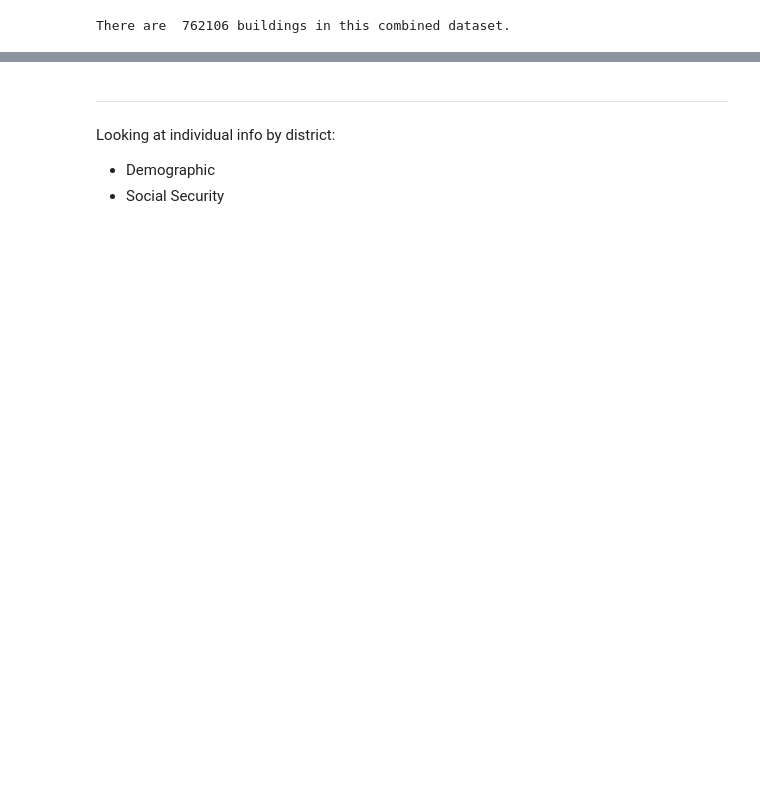
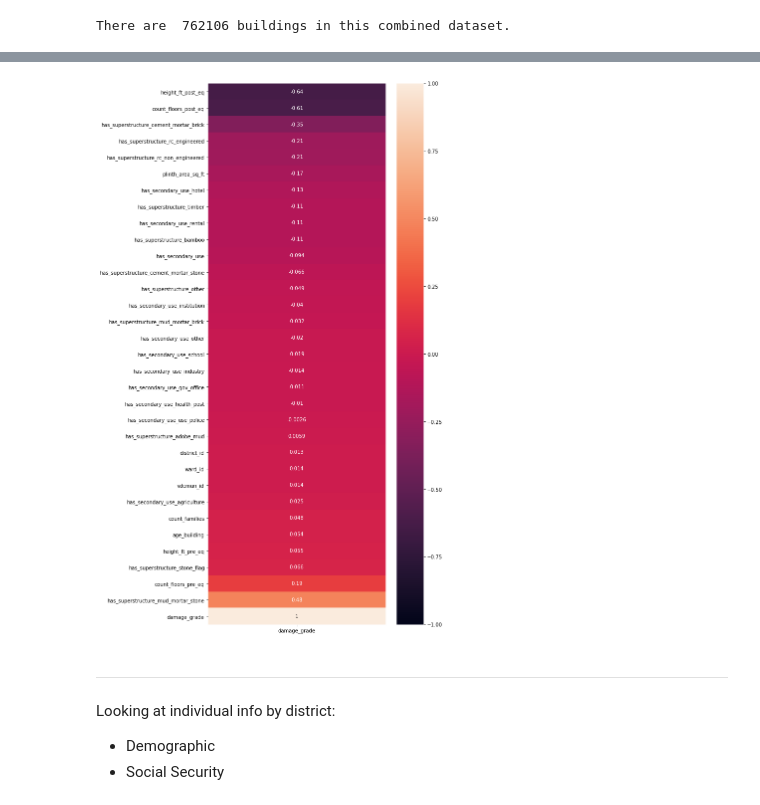
Before and after one commit to JesselyEnriquez/climateJustice, a Jupyter notebook: Code/Cleaning_N_EDA/earthquake_scrub.ipynb, the cells around one changed output, grey strips where cells are left out. Cells and saved outputs as stored; diff of their text form; code cells hidden in the pictures; blank space fills up the shorter version.

```diff
--- a/Code/Cleaning_N_EDA/earthquake_scrub.ipynb
+++ b/Code/Cleaning_N_EDA/earthquake_scrub.ipynb
@@ -180,3 +430,12 @@ charac_df
+# %%
+plt.figure(figsize=(8,20))
+corr = result.corr()[['damage_grade']].sort_values('damage_grade')
+sns.heatmap(corr, annot = True, vmin = -1, vmax = 1);
+#results_path = '../../Viz/acres_burned_dummified_df.png'
+#print(results_path)
+#plt.savefig(results_path);
+# %% [output]
+[figure, added]
 # %% [markdown]
 ---
 Looking at individual info by district:
```
Also changed, not shown: parts of 35 cells of this notebook.
